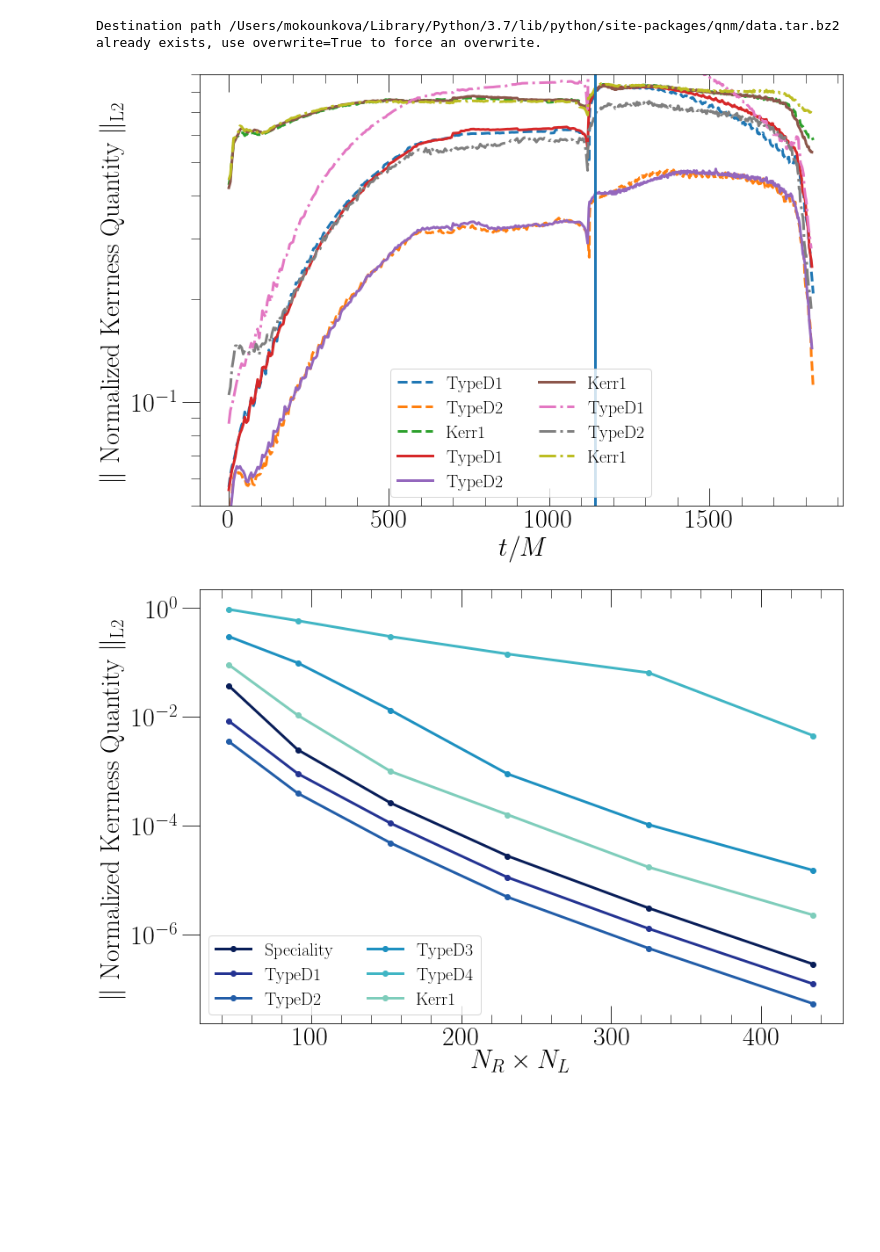
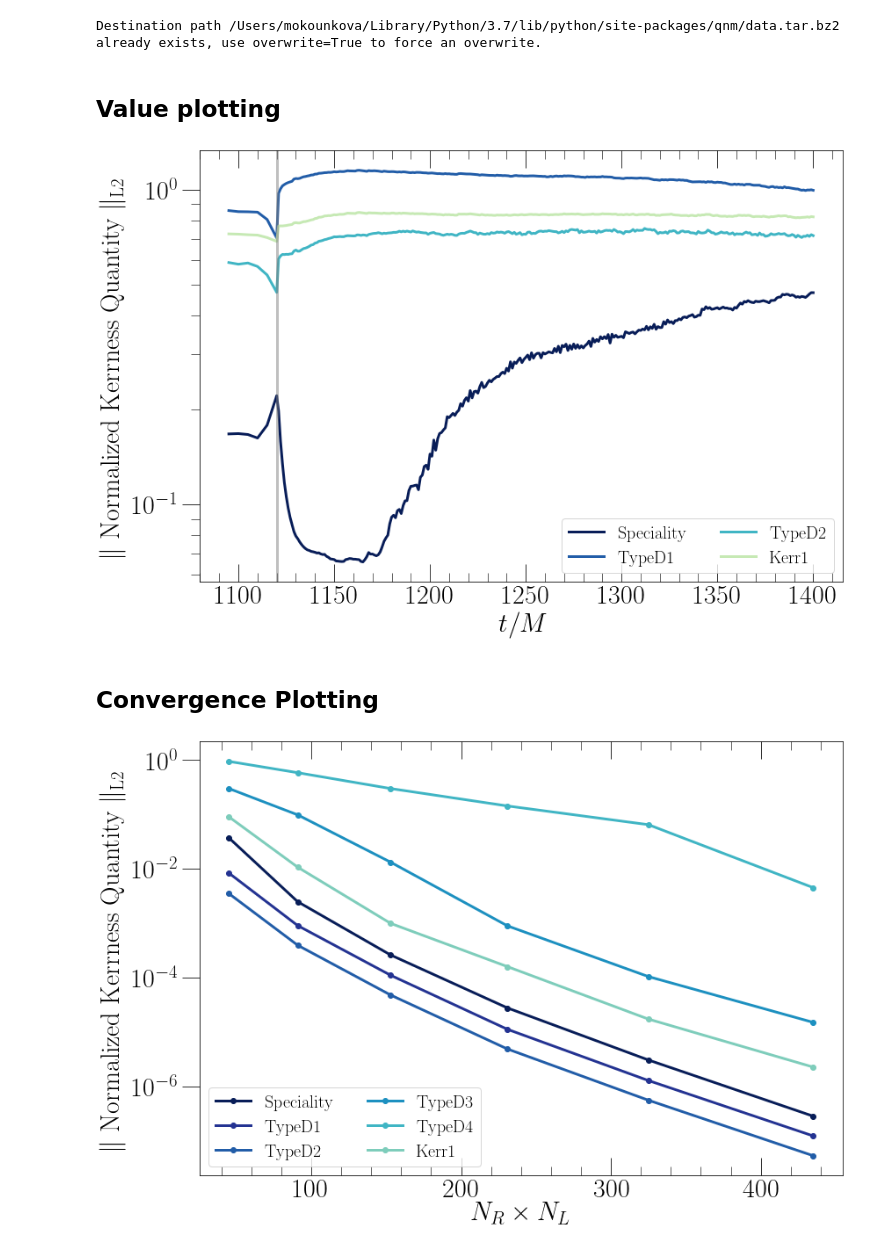
Before and after one commit to mariaokounkova/KerrnessBinaries, a Jupyter notebook: KerrnessBinaries.ipynb, the cells around one changed output. Cells and saved outputs as stored; diff of their text form; code cells hidden in the pictures; blank space fills up the shorter version.

Commit message:
Updated value plotting
Line where the horizon shift occurs

```diff
--- a/KerrnessBinaries.ipynb
+++ b/KerrnessBinaries.ipynb
@@ -40,66 +41,46 @@ qnm.download_data()
 ksc = qnm.cached.KerrSeqCache(init_schw=True) # Only need init_schw once
 # %% [output]
 Destination path /Users/mokounkova/Library/Python/3.7/lib/python/site-packages/qnm/data.tar.bz2 already exists, use overwrite=True to force an overwrite.
+# %% [markdown]
+## Value plotting
 # %%
 def PlotValues():
 
     plt.figure(figsize=(12, 8))
 
     def ReadValues(l):
         p = "/Users/mokounkova/KerrnessBinaries/Data/Orbital"
-        f = p + "/JoinedLev" + l + "/Values.dat"
-        time, s, d1, d2, d3, d4, k = np.loadtxt(f, comments="#",usecols=(range(7)),unpack=True)
-        return time, s, d1, d2, d3, d4, k
-
-    def DiffValues(l, yes=False):
-        p = "/Users/mokounkova/KerrnessBinaries/Data/Orbital"
-        if yes:
-            f = p + "/JoinedLev0_2/Values.dat"
-            time, d1, d2, k = np.loadtxt(f, comments="#",usecols=(range(4)),unpack=True)
-        else:
-            f = p + "/JoinedLev" + l + "/Values.dat"
-            time, s, d1, d2, d3, d4, k = np.loadtxt(f, comments="#",usecols=(range(7)),unpack=True)
-        return time, d1, d2, k
+        f = p + "/Lev" + l + "/Values.dat"
+        time, s, d1, d2, k = np.loadtxt(f, comments="#",usecols=(range(5)),unpack=True)
+        return time, s, d1, d2, k
 
     def PlotValues(l, ls):
-        t, s, d1, d2, d3, d4, k = ReadValues(l)
+        t, s, d1, d2, k = ReadValues(l)
         cmap = matplotlib.cm.get_cmap('YlGnBu')
-        colors = [cmap((float(i) + 1)/8) for i in range(8)][::-1]
-        labels = ['Speciality', 'TypeD1', 'TypeD2', 'TypeD3', 'TypeD4', 'Kerr1']
-        quants = [s, d1, d2, d3, d4, k]
+        labels = ['Speciality', 'TypeD1', 'TypeD2', 'Kerr1']
+        colors = [cmap((float(i) + 1)/len(labels)) for i in range(len(labels))][::-1]
+        quants = [s, d1, d2, k]
         for q, c, lab in zip(quants, colors, labels):
             plt.plot(t, q, color = c, ls = ls, label = lab if ls == '-' else '')
 
-    def DiffPlotValues(l, ls, yes):
-        t, d1, d2, k = DiffValues(l, yes)
-        cmap = matplotlib.cm.get_cmap('YlGnBu')
-        colors = [cmap((float(i) + 1)/8) for i in range(8)][::-1]
-        labels = ['TypeD1', 'TypeD2', 'Kerr1']
-        quants = [d1, d2, k]
-        for q, c, lab in zip(quants, colors, labels):
-            plt.plot(t, q, ls = ls, label = lab)
-
     #PlotValues('2', '-')
     #PlotValues('1', '--')
-    #PlotValues('0', '-.')
-    #DiffPlotValues('0', '-', False)
-    #DiffPlotValues('0', '-.', False)
-    DiffPlotValues('1', '--', False)
-    DiffPlotValues('2', '-', False)
-    DiffPlotValues('0', '-.', True)
-    plt.axvline(1144.0)
+    PlotValues('0', '-')
+    plt.axvline(1120.0, color='gray', alpha=0.5)
 
     plt.yscale('log')
-    plt.ylim(5e-2, 9e-1)
+    #plt.ylim(5e-2, 9e-1)
     plt.legend(ncol = 2)
     plt.ylabel('$\|$ Normalized Kerrness Quantity $\|_\mathrm{L2}$')
     plt.xlabel(r'$t/M$')
     plt.tight_layout()
     plt.savefig('DomainNorms.pdf')
     plt.show()
 
 
 PlotValues()
 # %% [output]
-[figure, old version]
+[figure, new version]
+# %% [markdown]
+## Convergence Plotting
 # %%
```
Also changed, not shown: parts of 5 cells of this notebook.
